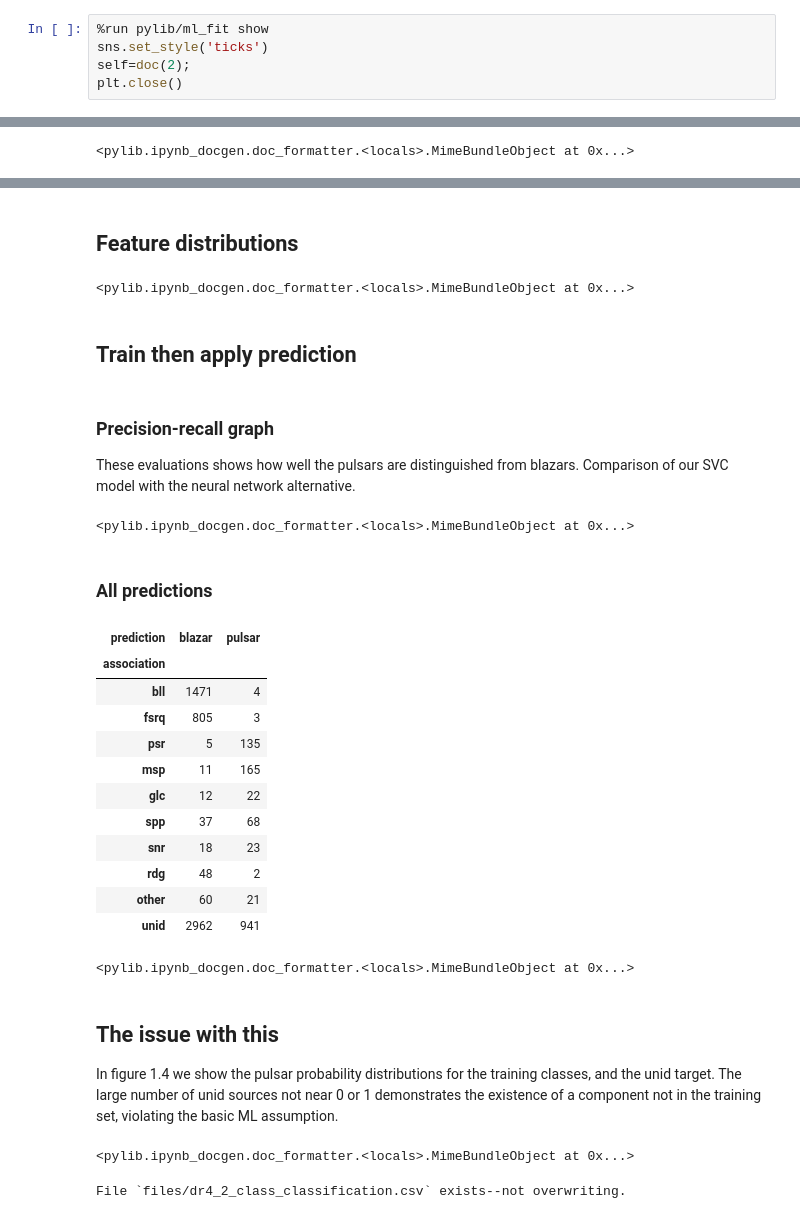
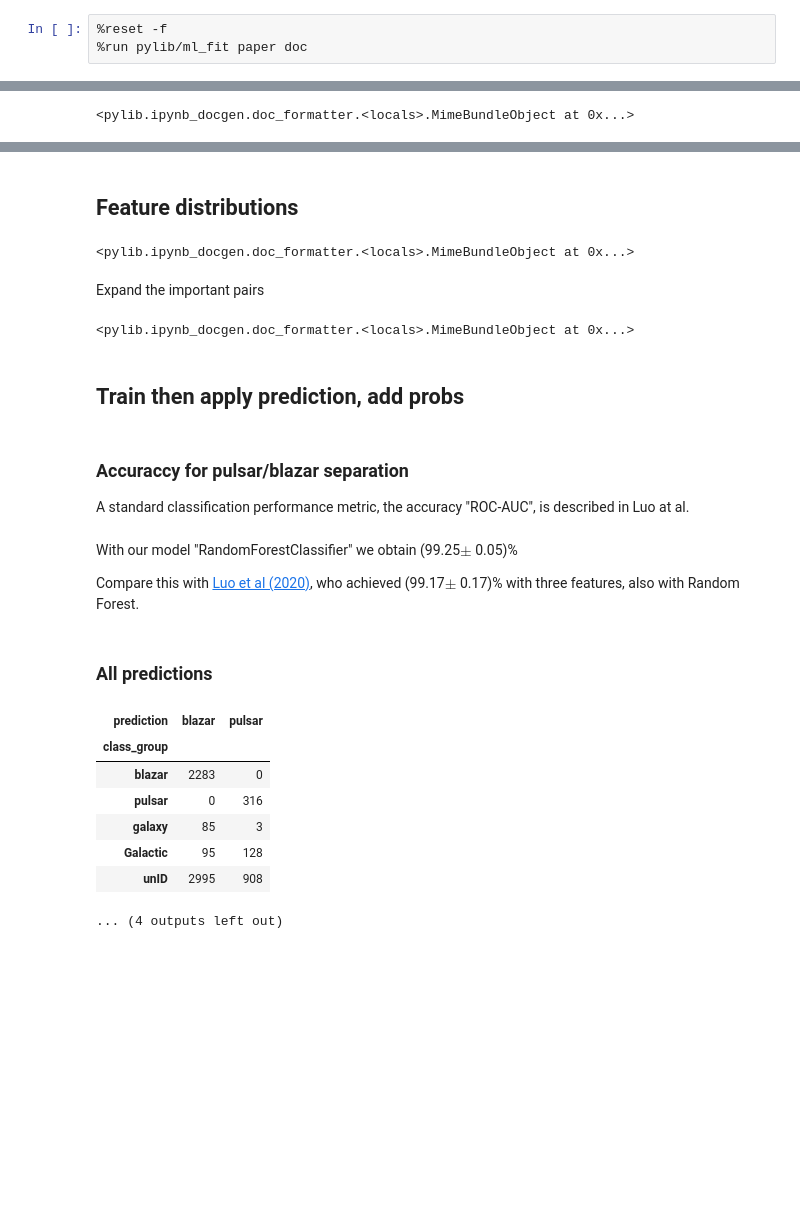
Before and after one commit to tburnett/srcpop, a Jupyter notebook: paper/ml_design.ipynb, the cells around one changed output, grey strips where cells are left out. Cells and saved outputs as stored; diff of their text form; blank space fills up the shorter version.

```diff
--- a/paper/ml_design.ipynb
+++ b/paper/ml_design.ipynb
@@ -1,6 +1,4 @@
 # %%
-%run pylib/ml_fit show
-sns.set_style('ticks')
-self=doc(2);
-plt.close()
+%reset -f
+%run pylib/ml_fit paper doc
 # %% [output]
@@ -15,27 +13,22 @@ Scikit-learn specifications:
 ## Feature distributions
 <pylib.ipynb_docgen.doc_formatter.<locals>.MimeBundleObject at 0x...>
-## Train then apply prediction
+Expand the important pairs
+<pylib.ipynb_docgen.doc_formatter.<locals>.MimeBundleObject at 0x...>
-### Precision-recall graph
-These evaluations shows how well the pulsars are distinguished from blazars.
-Comparison of our SVC model with the neural network alternative.
+## Train then apply prediction, add probs
-<pylib.ipynb_docgen.doc_formatter.<locals>.MimeBundleObject at 0x...>
-### All predictions
+### Accuraccy for pulsar/blazar separation
+A standard classification performance metric, the accuracy  "ROC-AUC", is described in
+Luo at al.
+With our model "RandomForestClassifier" we obtain (99.25$\pm$ 0.05)%
+
+Compare this with
+     [Luo et al (2020)](https://academic.oup.com/mnras/article/492/4/5377/5709930), who achieved
+     (99.17$\pm$ 0.17)% with three features, also with Random Forest.
+### All predictions
 | prediction | blazar | pulsar |
-| association |  |  |
-| bll | 1471 | 4 |
-| fsrq | 805 | 3 |
-| psr | 5 | 135 |
-| msp | 11 | 165 |
-| glc | 12 | 22 |
-| spp | 37 | 68 |
-| snr | 18 | 23 |
-| rdg | 48 | 2 |
-| other | 60 | 21 |
-| unid | 2962 | 941 |
+| class_group |  |  |
+| blazar | 2283 | 0 |
+| pulsar | 0 | 316 |
+| galaxy | 85 | 3 |
+| Galactic | 95 | 128 |
+| unID | 2995 | 908 |
-<pylib.ipynb_docgen.doc_formatter.<locals>.MimeBundleObject at 0x...>
+... (4 outputs left out)
-## The issue with this
-In figure 1.4 we show the pulsar probability distributions for the training classes, and
-the unid target. The large number of unid sources not near 0 or 1 demonstrates the
-existence of a component not in the training set, violating the basic ML assumption.
-<pylib.ipynb_docgen.doc_formatter.<locals>.MimeBundleObject at 0x...>
-File `files/dr4_2_class_classification.csv` exists--not overwriting.
```
Also changed, not shown: parts of 40 cells of this notebook, 9 other files.
